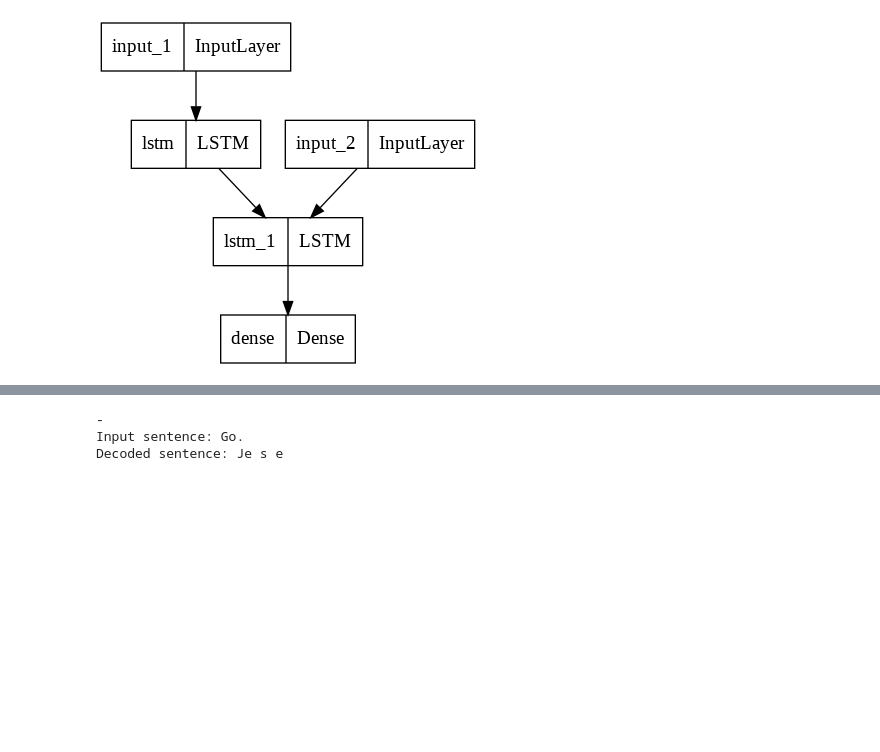
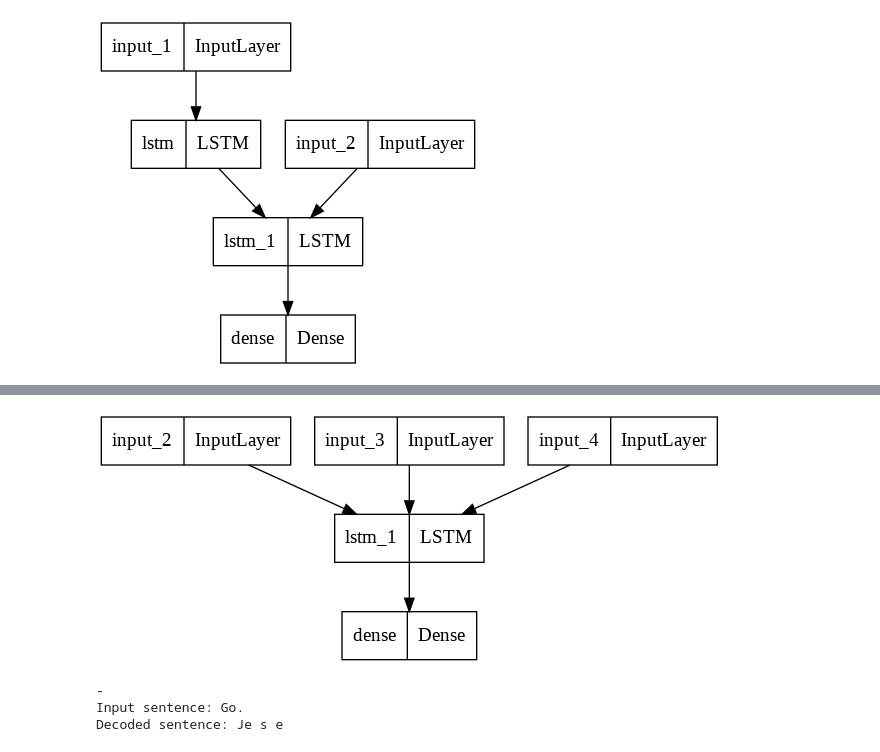
Before and after one commit to StevenVuong/NLP_Playground, a Jupyter notebook: text_generation/Keras_Seq2Seq.ipynb, the cells around one changed output, grey strips where cells are left out. Cells and saved outputs as stored; diff of their text form; code cells hidden in the pictures; blank space fills up the shorter version.

```diff
--- a/text_generation/Keras_Seq2Seq.ipynb
+++ b/text_generation/Keras_Seq2Seq.ipynb
@@ -332,3 +302,8 @@ def decode_sequence(input_seq):
+# %%
+# input sequence; target sequence of 1 before, then h and c layers
+tf.keras.utils.plot_model(decoder_model)
+# %% [output]
+[figure, added]
 # %%
 # can now generate decoded sequences
 for seq_index in range(50):
```
Also changed, not shown: parts of 7 cells of this notebook.
